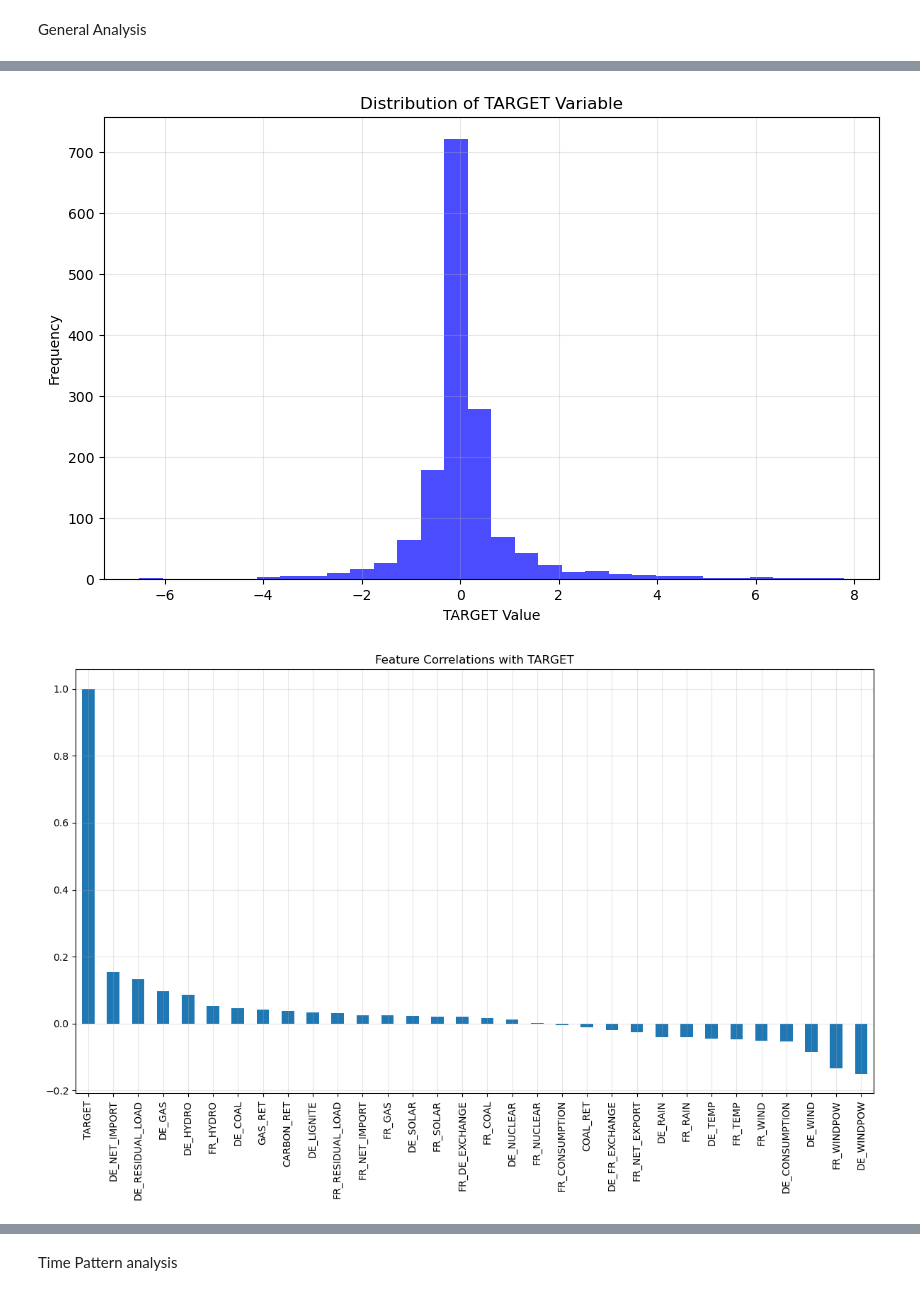
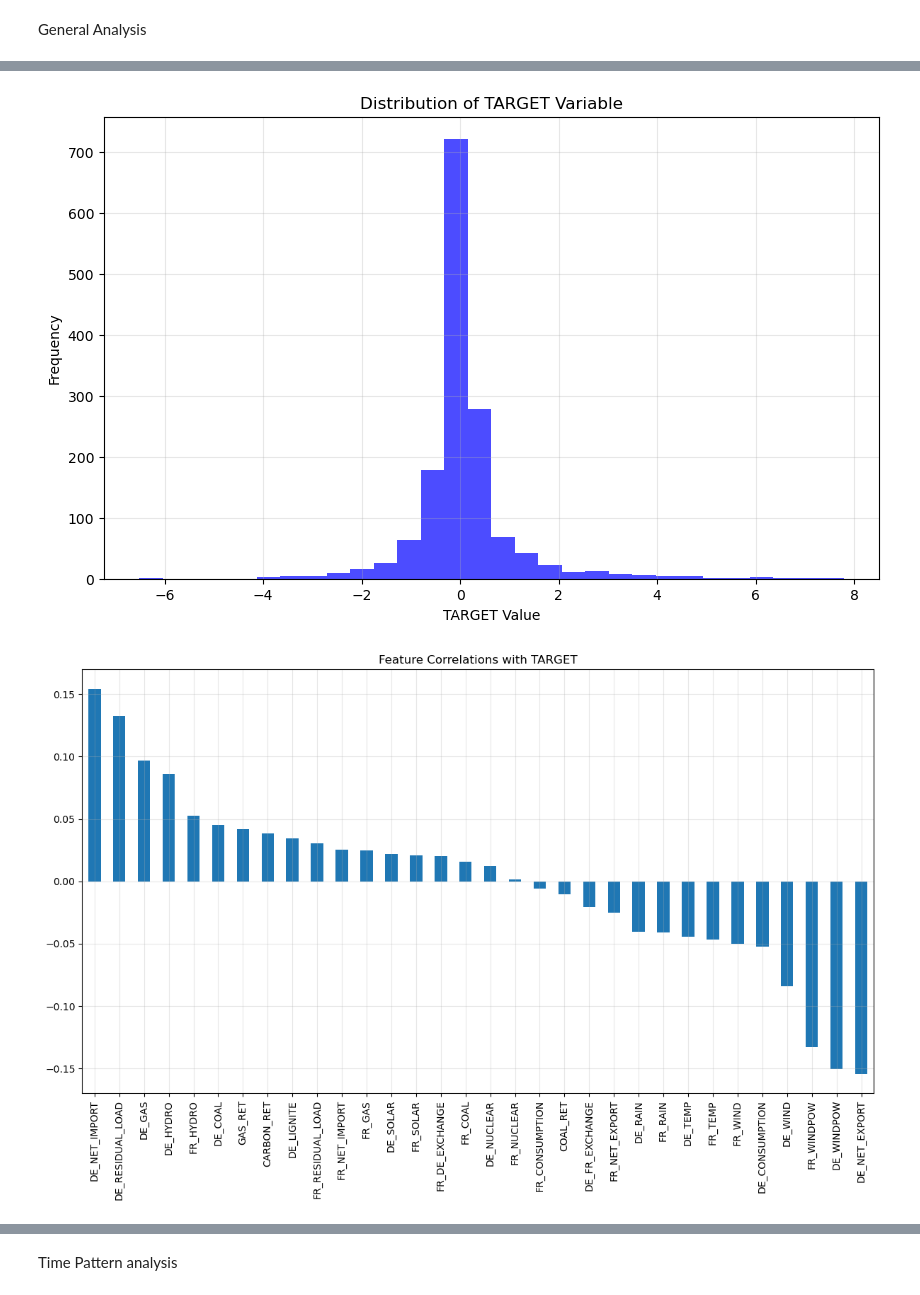
Before and after one commit to paulqevan/Challenge_QRT_prix_elec, a Jupyter notebook: Exploratory Thomas.ipynb, the cells around one changed output, grey strips where cells are left out. Cells and saved outputs as stored; diff of their text form; code cells hidden in the pictures.

```diff
--- a/Exploratory Thomas.ipynb
+++ b/Exploratory Thomas.ipynb
@@ -148,7 +148,8 @@ correlations = merged_train.drop(['ID', 'DAY_ID', 'COUNTRY'], axis=1).corr()['TA
 
 # Visualize top correlations
 plt.figure(figsize=(12, 8))
-correlations[:-1].plot(kind='bar')  # excluding TARGET's correlation with itself
+correlations[1:].plot(kind='bar') # excluding TARGET's correlation with itself
+# correlations[:].plot(kind='bar')
 plt.title('Feature Correlations with TARGET')
 plt.xticks(rotation=90)
 plt.grid(alpha=0.3)
@@ -189,34 +190,34 @@ plt.subplot(2, 3, 4)
 plt.scatter(merged_train['DE_TEMP'].fillna(0), merged_train['TARGET'], alpha=0.5)
 plt.title('DE_TEMP vs TARGET')
 plt.grid(alpha=0.3)
 
 plt.subplot(2, 3, 5)
 plt.scatter(merged_train['FR_TEMP'].fillna(0), merged_train['TARGET'], alpha=0.5)
 plt.title('FR_TEMP vs TARGET')
 plt.grid(alpha=0.3)
 
 plt.tight_layout()
 plt.show()
 # %% [output]
 Missing values in training data:
 DE_NET_EXPORT     124
 DE_NET_IMPORT     124
 DE_RAIN            94
 FR_TEMP            94
 DE_TEMP            94
 FR_WIND            94
 DE_WIND            94
 FR_RAIN            94
 FR_NET_IMPORT      70
 FR_NET_EXPORT      70
 DE_FR_EXCHANGE     25
 ... (13 lines left out)
 FR_NET_EXPORT     24
 DE_FR_EXCHANGE     9
 FR_DE_EXCHANGE     9
 dtype: int64
 [figure]
-[figure, old version]
+[figure, new version]
 [figure]
 [figure]
 # %% [markdown]
```
Also changed, not shown: parts of 2 cells of this notebook, 2 other files.
